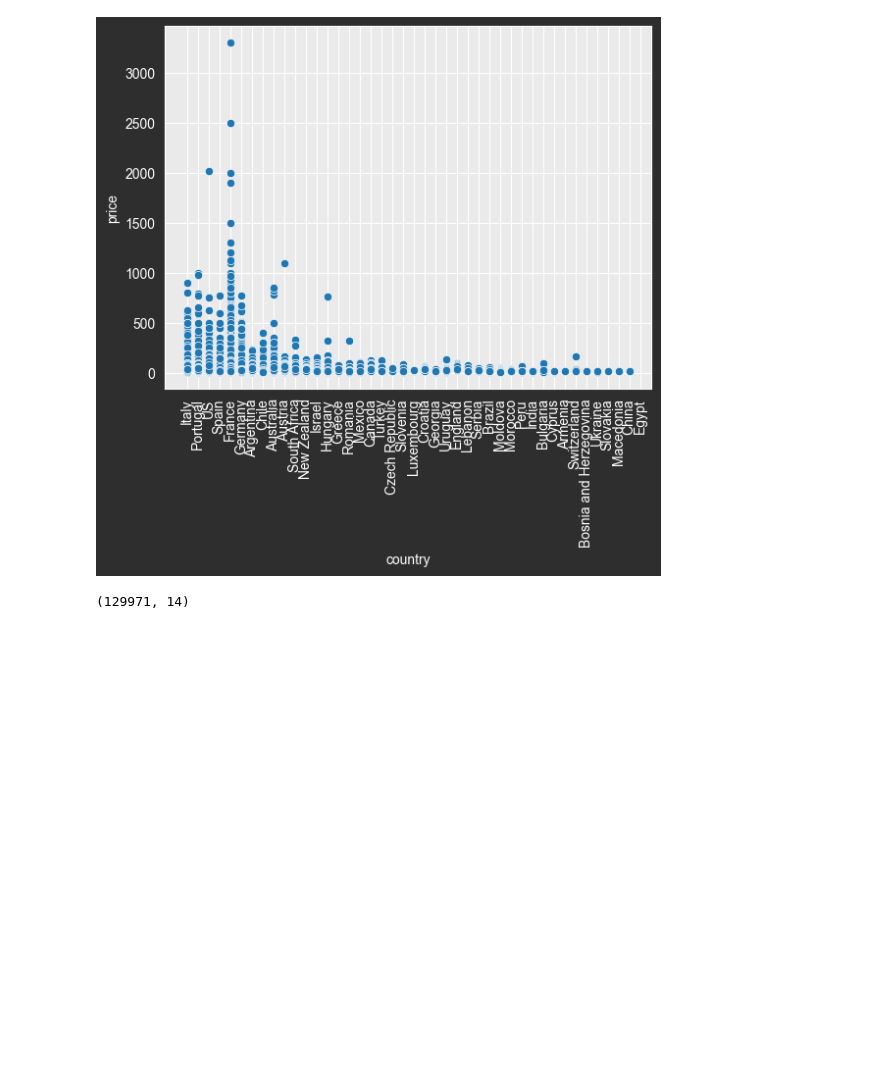
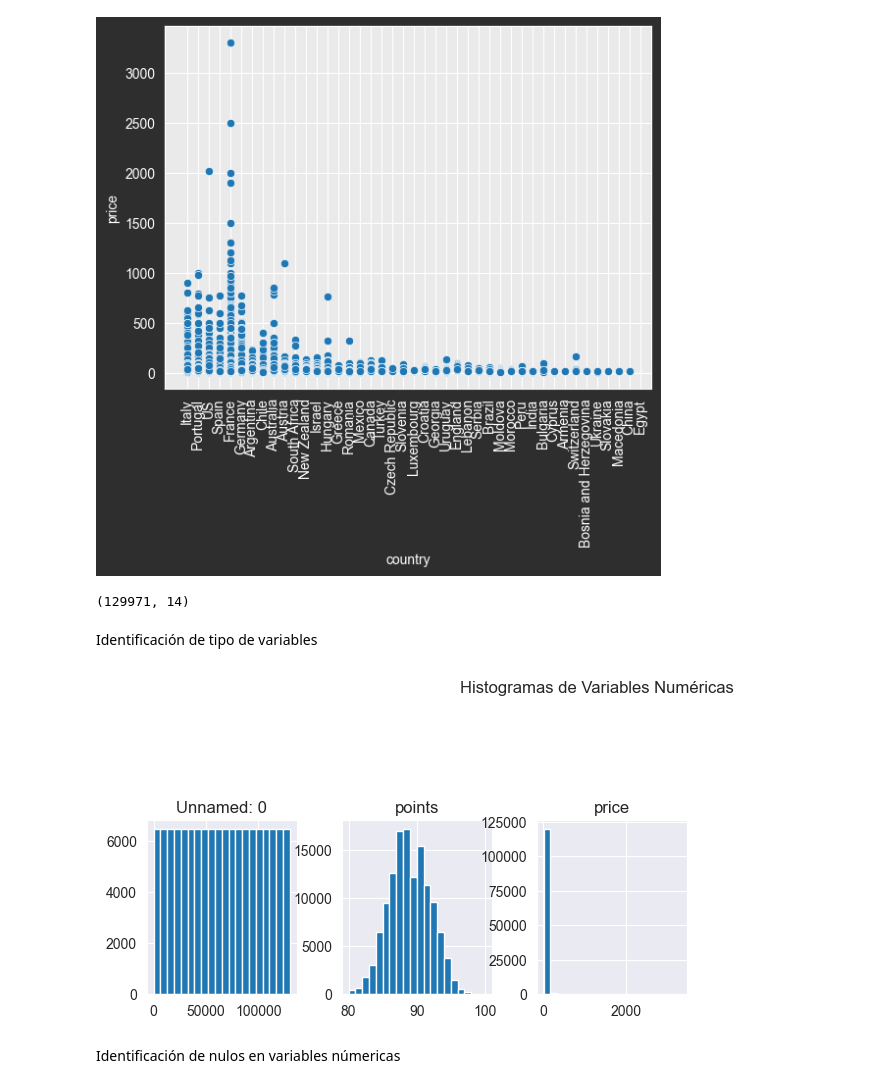
Before and after one commit to OscarMoralesMejia/UsoDeStreamlit, a Jupyter notebook: pages/eda.ipynb, the cells around one changed output. Drawn from its saved outputs; the diff is of its cells as text; code cells hidden in the pictures; blank space fills up the shorter version.

```diff
--- a/pages/eda.ipynb
+++ b/pages/eda.ipynb
@@ -57,3 +81,14 @@ plt.show()
 df.shape
 # %% [output]
 (129971, 14)
+# %% [markdown]
+Identificación de tipo de variables
+# %%
+df
+df.hist(bins=20, figsize=(12, 14), layout=(5, 5))
+plt.suptitle('Histogramas de Variables Numéricas')
+plt.show()
+# %% [output]
+[figure, added]
+# %% [markdown]
+Identificación de nulos en variables númericas
```
Also changed, not shown: parts of 6 cells of this notebook, 1 other file.
